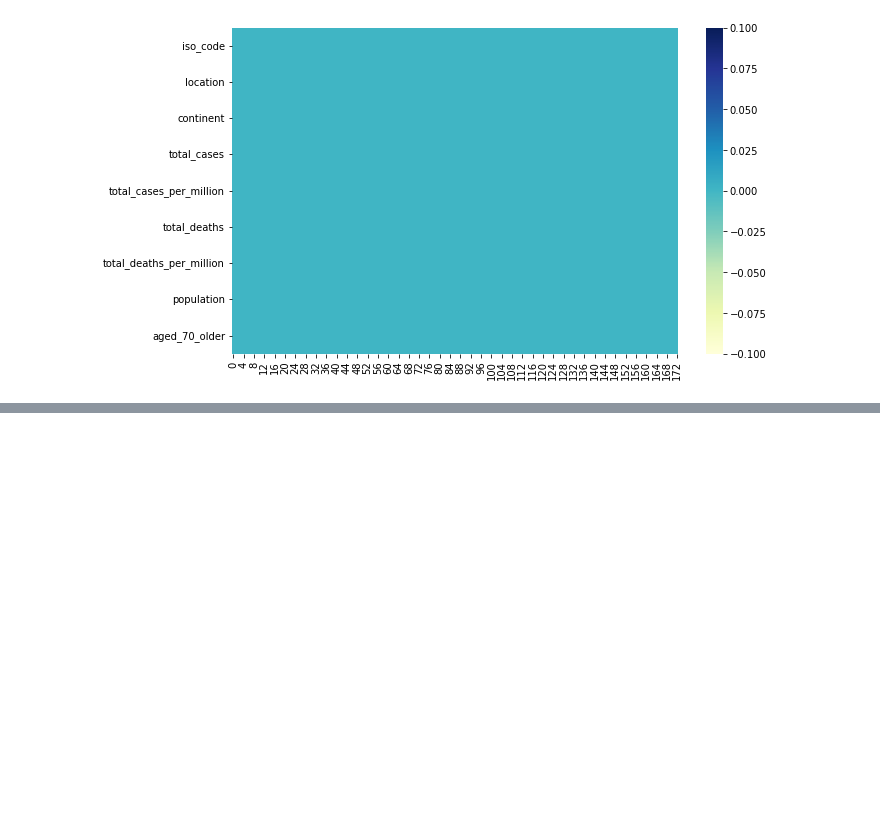
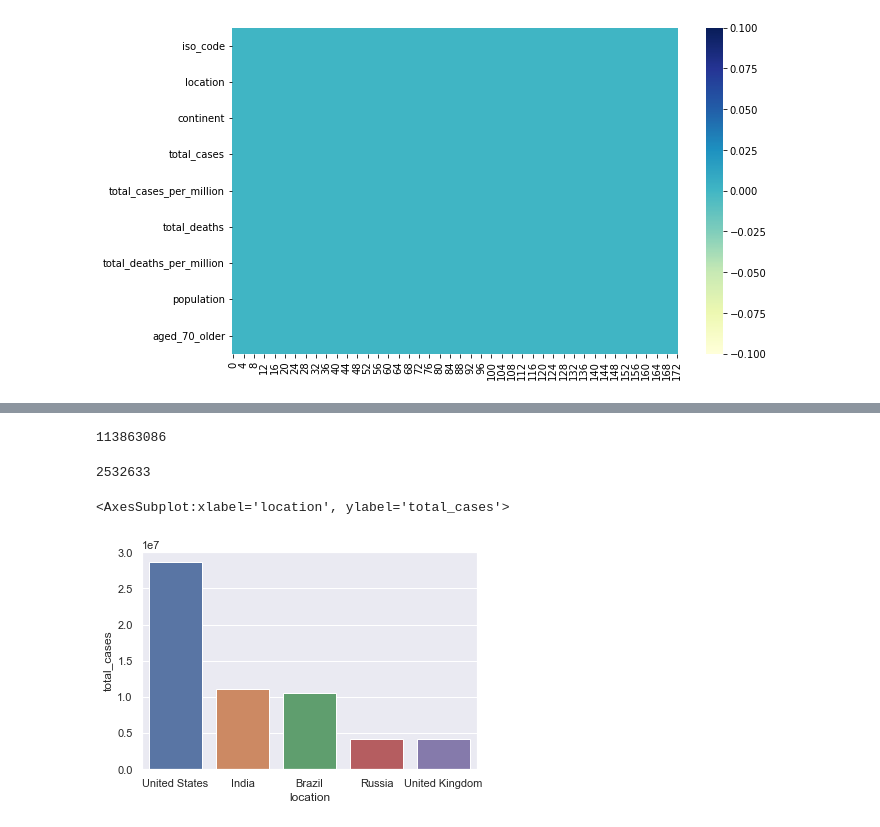
Before and after one commit to minhtri1610/covidEDA, a Jupyter notebook: dashboad.ipynb, the cells around one changed output, grey strips where cells are left out. Cells and saved outputs as stored; diff of their text form; code cells hidden in the pictures; blank space fills up the shorter version.

```diff
--- a/dashboad.ipynb
+++ b/dashboad.ipynb
@@ -82,0 +61,21 @@ data[data['location'] == 'Vietnam']
+# %%
+#Tổng số ca nhiễm tính tới ngày 01/03/2021
+sum(data['total_cases'])
+# %% [output]
+113863086
+# %%
+# Tổng số ca tử vong tính tới ngày 01/03/2021
+sum(data['total_deaths'])
+# %% [output]
+2532633
+# %%
+#top 5 quốc gia số ca nhiễm cao nhất
+data_desc_cases = data.sort_values(by='total_cases', ascending=False)
+top_5th = data_desc_cases.head(5)
+top_5th[['location','total_cases']]
+
+sns.set(rc={'figure.figsize':(11.7,8.27)})
+sns.barplot(x="location", y='total_cases', data=top_5th, ci=0)
+# %% [output]
+<AxesSubplot:xlabel='location', ylabel='total_cases'>
+[figure, added]
```
Also changed, not shown: parts of 10 cells of this notebook.
